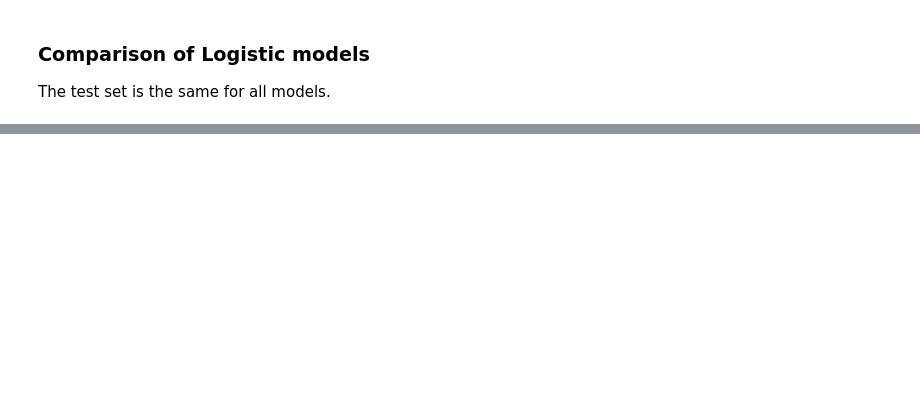
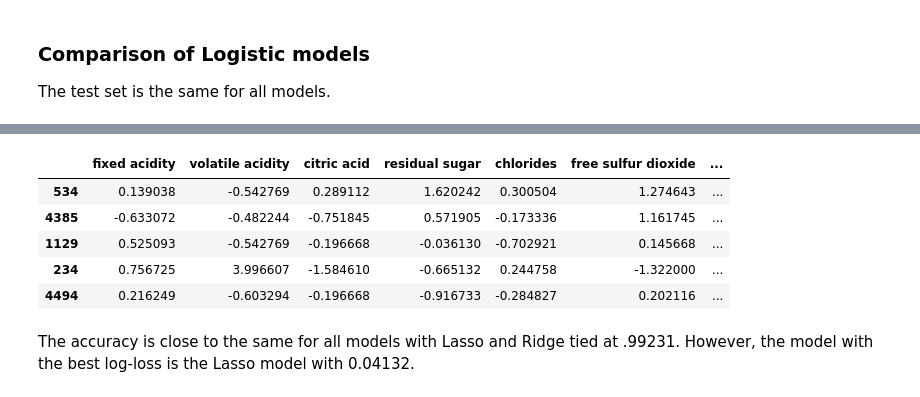
Before and after one commit to ljzier/ST-554-repo, a Jupyter notebook: Zier_ST_554_HW7.ipynb, the cells around one changed output, grey strips where cells are left out. Drawn from its saved outputs; the diff is of its cells as text; code cells hidden in the pictures; blank space fills up the shorter version.

```diff
--- a/Zier_ST_554_HW7.ipynb
+++ b/Zier_ST_554_HW7.ipynb
@@ -441,8 +435,13 @@ X_trainC, X_testC, y_trainC, y_testC = train_test_split(
 meansC = X_trainC.apply(np.mean, axis = 0)
 stdsC = X_trainC.apply(np.std, axis = 0)
 
-# standardizing training set while I'm here
+# standardizing training set
 X_trainC = X_trainC.apply(lambda x: (x-np.mean(x))/np.std(x), axis = 0)
+
+
+#loop through the columns and use the function on each
+for x in X_testC.columns:
+    X_testC[x] = my_std_fun(X_testC[x], meansC[x], stdsC[x])
 # %% [markdown]
 ##Logistic Regression Models
 # %% [markdown]
@@ -625,4 +624,6 @@ print("Full accuracy:        ", round(accuracy_score(y_testC, full_logit.predict
 print("LASSO accuracy:       ", round(accuracy_score(y_testC, Lasso_logit.predict(X_testC)),5))
 print("Ridge accuracy:       ", round(accuracy_score(y_testC, Ridge_logit.predict(X_testC)),5))
 print("Elastic Net accuracy: ", round(accuracy_score(y_testC, enet_logit.predict(X_testC)),5))
+
+X_testC.head()
 # %% [output]
@@ -636,0 +638,8 @@ Elastic Net accuracy:  0.75385
+|  | fixed acidity | volatile acidity | citric acid | residual sugar | chlorides | free sulfur dioxide | ... |
+| 534 | 0.139038 | -0.542769 | 0.289112 | 1.620242 | 0.300504 | 1.274643 | ... |
+| 4385 | -0.633072 | -0.482244 | -0.751845 | 0.571905 | -0.173336 | 1.161745 | ... |
+| 1129 | 0.525093 | -0.542769 | -0.196668 | -0.036130 | -0.702921 | 0.145668 | ... |
+| 234 | 0.756725 | 3.996607 | -1.584610 | -0.665132 | 0.244758 | -1.322000 | ... |
+| 4494 | 0.216249 | -0.603294 | -0.196668 | -0.916733 | -0.284827 | 0.202116 | ... |
+# %% [markdown]
+The accuracy is close to the same for all models with Lasso and Ridge tied at .99231. However, the model with the best log-loss is the Lasso model with 0.04132.
```
Also changed, not shown: parts of 3 cells of this notebook.
